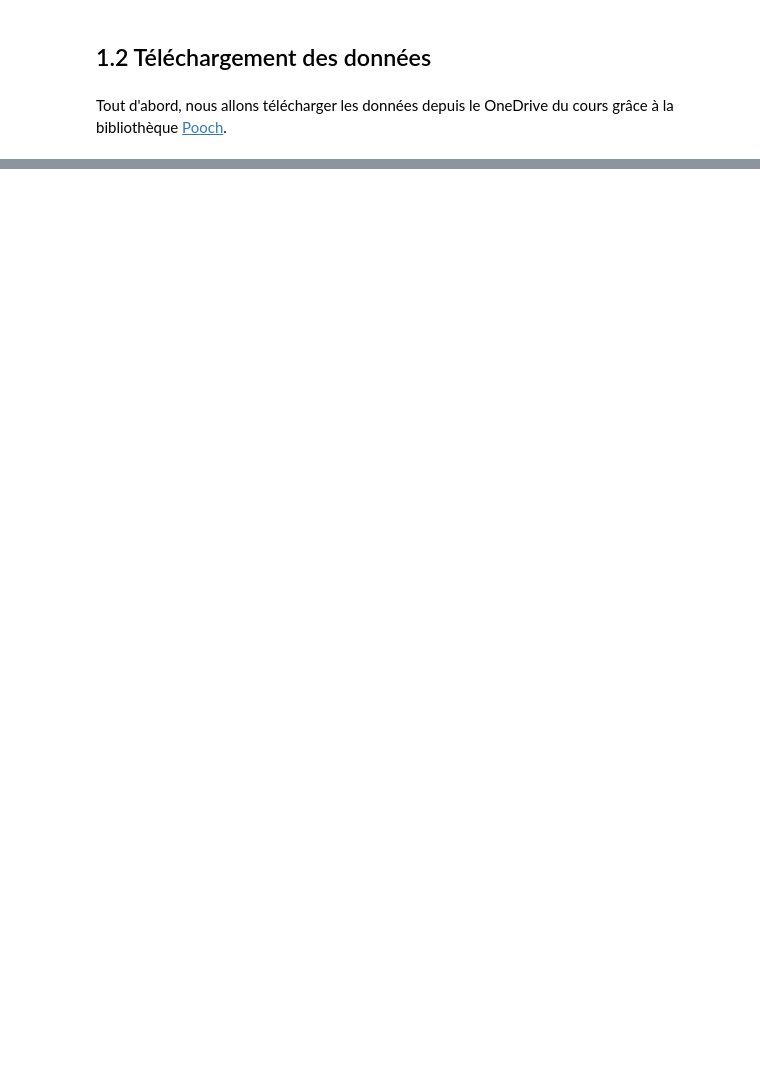
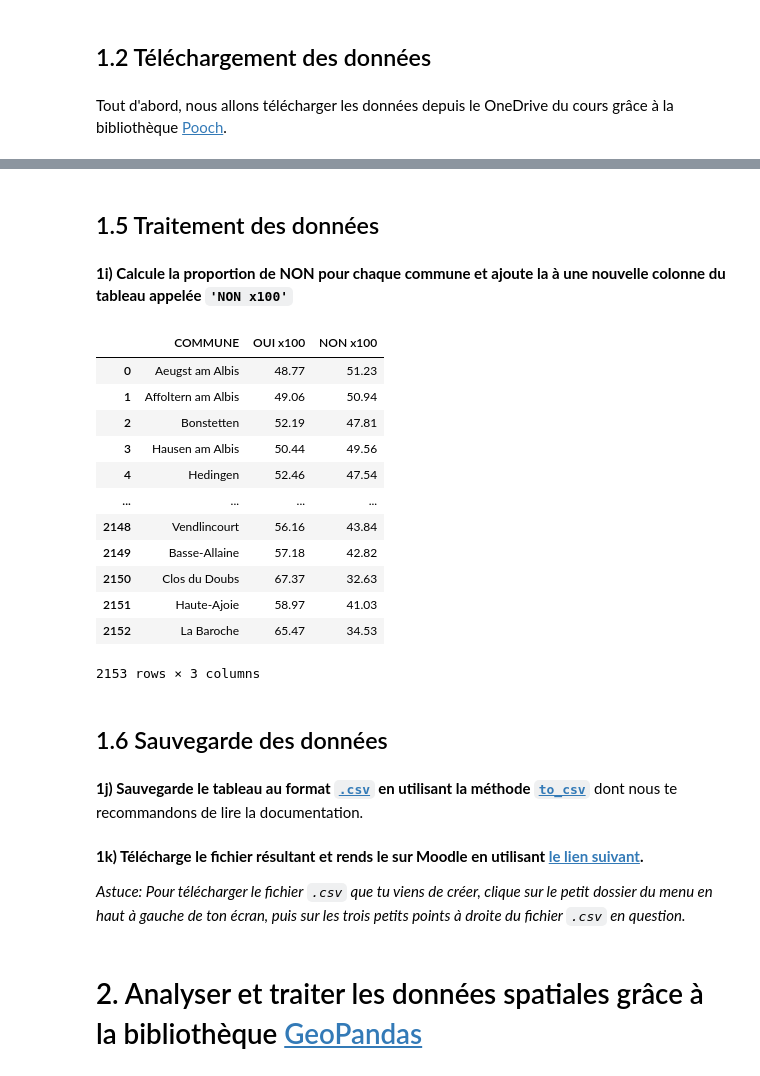
Before and after one commit to tbeucler/2022_SIG_TP8, a Jupyter notebook: Exercices.ipynb, the cells around one changed output, grey strips where cells are left out. Saved outputs shown, nothing was run; the diff lists cells and outputs as text; code cells hidden in the pictures; blank space fills up the shorter version.

```diff
--- a/Exercices.ipynb
+++ b/Exercices.ipynb
@@ -65,0 +276,8 @@ donnees = pooch.retrieve('https://unils-my.sharepoint.com/:x:/g/personal/tom_beu
+# %%
+for indice,ligne in donnees.iterrows():
+    if isinstance(donnees['Unnamed: 4'][indice],str):
+      print('La ligne correspondant à index=',indice,'a été effacée')
+      donnees = donnees.drop(indice,axis=0)
+
+donnees.reset_index(inplace=True) # Remet les indices de ligne dans le bon ordre
+donnees.drop("index",axis=1,inplace=True) # enlève la colonne index
@@ -65,0 +322,3 @@ donnees = pooch.retrieve('https://unils-my.sharepoint.com/:x:/g/personal/tom_beu
+# %%
+donnees = donnees.rename(columns={"Unnamed: 1": "COMMUNE",
+                                  "Unnamed: 4": "OUI x100"})
@@ -65,0 +345,4 @@ donnees = pooch.retrieve('https://unils-my.sharepoint.com/:x:/g/personal/tom_beu
+# %%
+for indice,ligne in donnees.iterrows():
+  if donnees['COMMUNE'][indice][:6] == '......':
+    donnees['COMMUNE'][indice] = donnees['COMMUNE'][indice][6:]
@@ -65,0 +365,26 @@ donnees = pooch.retrieve('https://unils-my.sharepoint.com/:x:/g/personal/tom_beu
+# %% [markdown]
+## 1.5 Traitement des données
+# %% [markdown]
+**1i) Calcule la proportion de NON pour chaque commune et ajoute la à une nouvelle colonne du tableau appelée `'NON x100'`**
+# %%
+donnees['NON x100'] = 100 - donnees['OUI x100']
+# %%
+donnees
+# %% [output]
+|  | COMMUNE | OUI x100 | NON x100 |
+| 0 | Aeugst am Albis | 48.77 | 51.23 |
+| 1 | Affoltern am Albis | 49.06 | 50.94 |
+| 2 | Bonstetten | 52.19 | 47.81 |
+| 3 | Hausen am Albis | 50.44 | 49.56 |
+| 4 | Hedingen | 52.46 | 47.54 |
+| ... | ... | ... | ... |
+| 2148 | Vendlincourt | 56.16 | 43.84 |
+| 2149 | Basse-Allaine | 57.18 | 42.82 |
+| 2150 | Clos du Doubs | 67.37 | 32.63 |
+| 2151 | Haute-Ajoie | 58.97 | 41.03 |
+| 2152 | La Baroche | 65.47 | 34.53 |
+2153 rows × 3 columns
+# %% [markdown]
+## 1.6 Sauvegarde des données
+# %% [markdown]
+**1j) Sauvegarde le tableau au format [`.csv`](https://fr.wikipedia.org/wiki/Comma-separated_values) en utilisant la méthode [`to_csv`](https://pandas.pydata.org/pandas-docs/stable/reference/api/pandas.DataFrame.to_csv.html)** dont nous te recommandons de lire la documentation.
@@ -65,0 +393,6 @@ donnees = pooch.retrieve('https://unils-my.sharepoint.com/:x:/g/personal/tom_beu
+# %% [markdown]
+**1k) Télécharge le fichier résultant et rends le sur Moodle en utilisant [le lien suivant](https://moodle.unil.ch/mod/assign/view.php?id=1415938).**
+
+*Astuce: Pour télécharger le fichier `.csv` que tu viens de créer, clique sur le petit dossier du menu en haut à gauche de ton écran, puis sur les trois petits points à droite du fichier `.csv` en question.*
+# %% [markdown]
+# 2. Analyser et traiter les données spatiales grâce à la bibliothèque [GeoPandas](https://geopandas.org/en/stable/)
```
Also changed, not shown: parts of 53 cells of this notebook.
